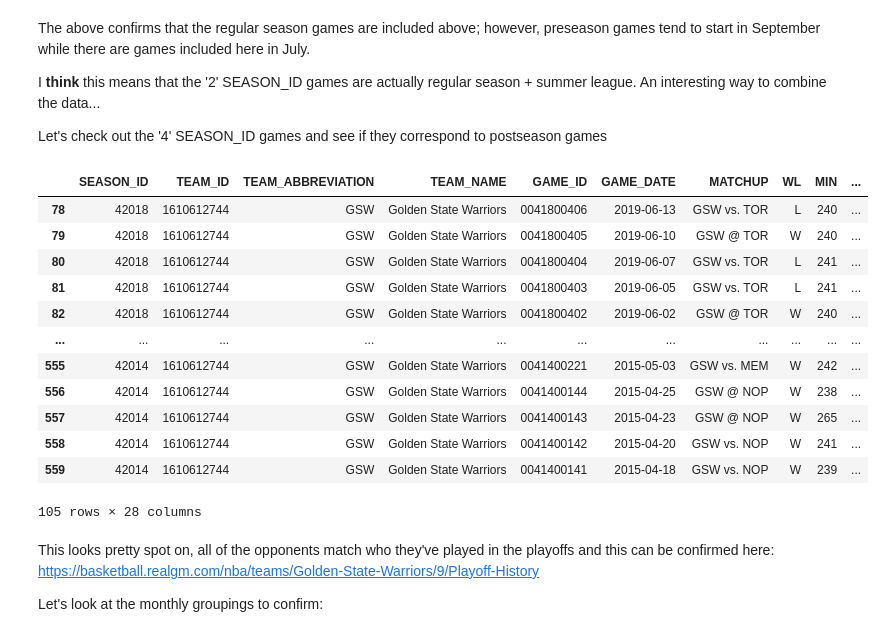
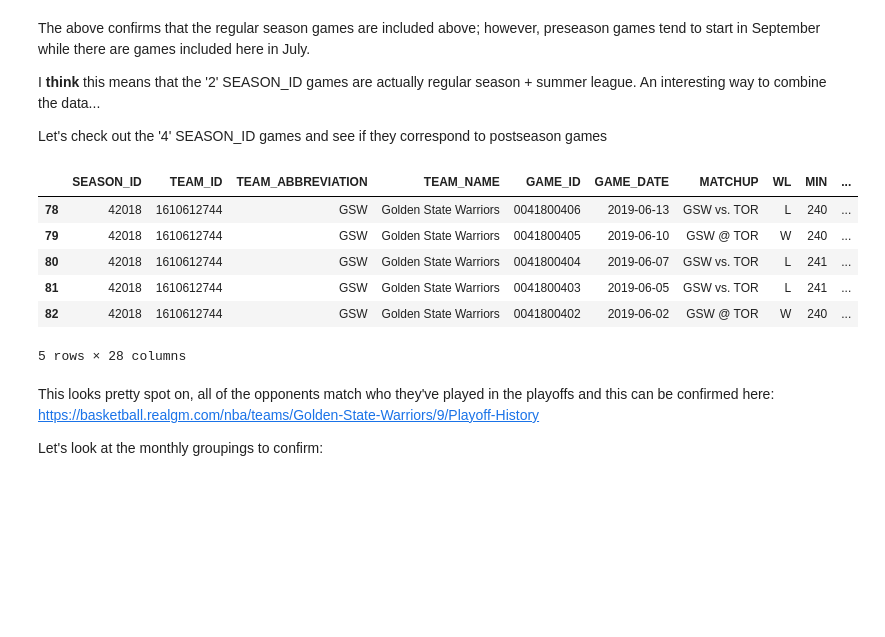
Before and after one commit to njfritter/Characteristic-Based-Time-Series-Clustering, a Jupyter notebook: rCode2012/notebooks/nba_data_gsw_dynasty_games_exploratory_analysis.ipynb, the cells around one changed output. Saved outputs shown, nothing was run; the diff lists cells and outputs as text; code cells hidden in the pictures; blank space fills up the shorter version.

```diff
--- a/rCode2012/notebooks/nba_data_gsw_dynasty_games_exploratory_analysis.ipynb
+++ b/rCode2012/notebooks/nba_data_gsw_dynasty_games_exploratory_analysis.ipynb
@@ -145,21 +129,15 @@ I **think** this means that the '2' SEASON_ID games are actually regular season
 Let's check out the '4' SEASON_ID games and see if they correspond to postseason games
 # %%
 postseason = dynasty_games.loc[dynasty_games['SEASON_ID'].str.startswith('4'),:]
-postseason
+display(postseason.head(5))
 # %% [output]
 |  | SEASON_ID | TEAM_ID | TEAM_ABBREVIATION | TEAM_NAME | GAME_ID | GAME_DATE | MATCHUP | WL | MIN | ... |
 | 78 | 42018 | 1610612744 | GSW | Golden State Warriors | 0041800406 | 2019-06-13 | GSW vs. TOR | L | 240 | ... |
 | 79 | 42018 | 1610612744 | GSW | Golden State Warriors | 0041800405 | 2019-06-10 | GSW @ TOR | W | 240 | ... |
 | 80 | 42018 | 1610612744 | GSW | Golden State Warriors | 0041800404 | 2019-06-07 | GSW vs. TOR | L | 241 | ... |
 | 81 | 42018 | 1610612744 | GSW | Golden State Warriors | 0041800403 | 2019-06-05 | GSW vs. TOR | L | 241 | ... |
 | 82 | 42018 | 1610612744 | GSW | Golden State Warriors | 0041800402 | 2019-06-02 | GSW @ TOR | W | 240 | ... |
-| ... | ... | ... | ... | ... | ... | ... | ... | ... | ... | ... |
-| 555 | 42014 | 1610612744 | GSW | Golden State Warriors | 0041400221 | 2015-05-03 | GSW vs. MEM | W | 242 | ... |
-| 556 | 42014 | 1610612744 | GSW | Golden State Warriors | 0041400144 | 2015-04-25 | GSW @ NOP | W | 238 | ... |
-| 557 | 42014 | 1610612744 | GSW | Golden State Warriors | 0041400143 | 2015-04-23 | GSW @ NOP | W | 265 | ... |
-| 558 | 42014 | 1610612744 | GSW | Golden State Warriors | 0041400142 | 2015-04-20 | GSW vs. NOP | W | 241 | ... |
-| 559 | 42014 | 1610612744 | GSW | Golden State Warriors | 0041400141 | 2015-04-18 | GSW vs. NOP | W | 239 | ... |
-105 rows × 28 columns
+5 rows × 28 columns
 # %% [markdown]
 This looks pretty spot on, all of the opponents match who they've played in the playoffs and this can be confirmed here: https://basketball.realgm.com/nba/teams/Golden-State-Warriors/9/Playoff-History
 
```
Also changed, not shown: parts of 15 cells of this notebook.
